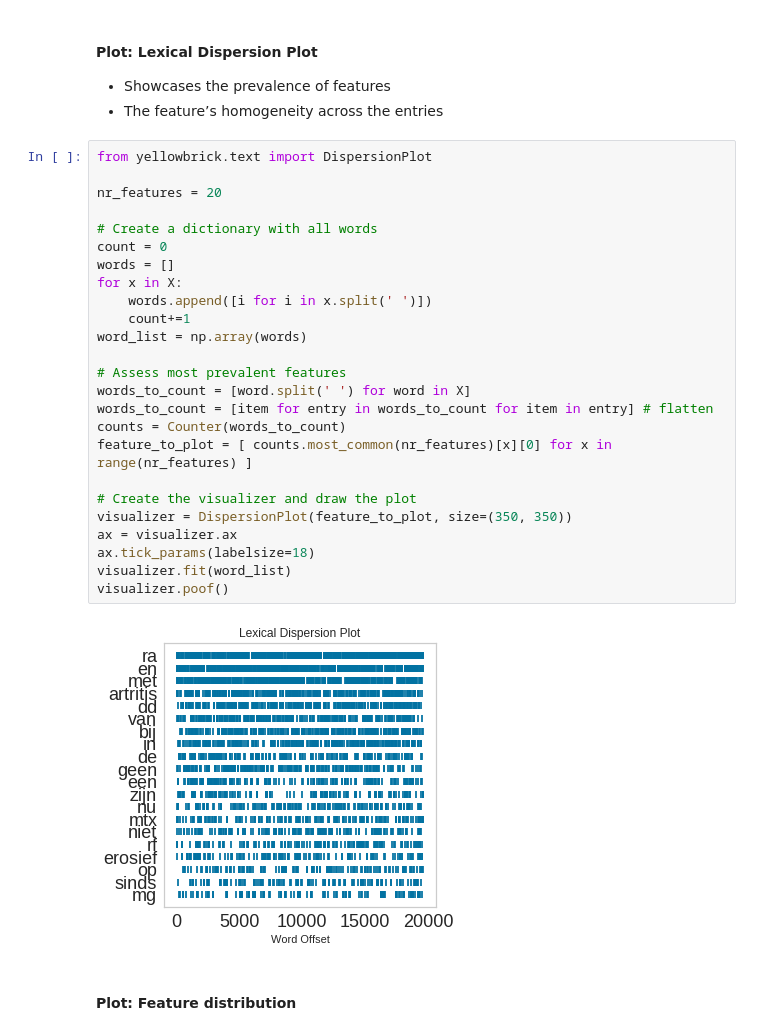
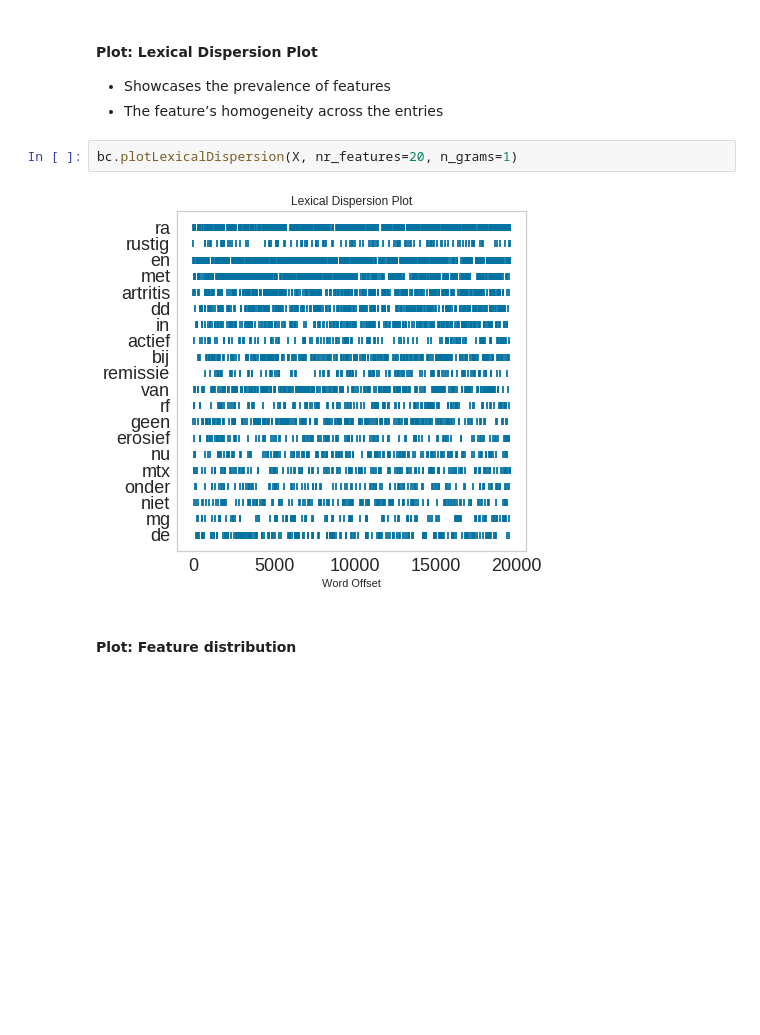
Before and after one commit to levrex/DiagnosisExtraction_ML, a Jupyter notebook: Notebook_Diagnosis_Extraction.ipynb, the cells around one changed output. Saved outputs shown, nothing was run; the diff lists cells and outputs as text; blank space fills up the shorter version.

```diff
--- a/Notebook_Diagnosis_Extraction.ipynb
+++ b/Notebook_Diagnosis_Extraction.ipynb
@@ -97,32 +98,9 @@ ax = df.plot(kind='bar',  title ="Distribution of RA and Non-RA-cases", figsize=
 #### Plot: Lexical Dispersion Plot
 - Showcases the prevalence of features
 - The feature’s homogeneity across the entries
-# %%
-from yellowbrick.text import DispersionPlot
-
-nr_features = 20
-
-# Create a dictionary with all words
-count = 0
-words = []
-for x in X:
-    words.append([i for i in x.split(' ')])
-    count+=1
-word_list = np.array(words)
-
-# Assess most prevalent features
-words_to_count = [word.split(' ') for word in X]
-words_to_count = [item for entry in words_to_count for item in entry] # flatten
-counts = Counter(words_to_count)
-feature_to_plot = [ counts.most_common(nr_features)[x][0] for x in range(nr_features) ]
-
-# Create the visualizer and draw the plot
-visualizer = DispersionPlot(feature_to_plot, size=(350, 350))
-ax = visualizer.ax
-ax.tick_params(labelsize=18)
-visualizer.fit(word_list)
-visualizer.poof()
-# %% [output]
-[figure, removed]
+# %%
+bc.plotLexicalDispersion(X, nr_features=20, n_grams=1)
+# %% [output]
+[figure, added]
 # %% [markdown]
 #### Plot: Feature distribution
```
Also changed, not shown: parts of 30 cells of this notebook, 10 other files.
